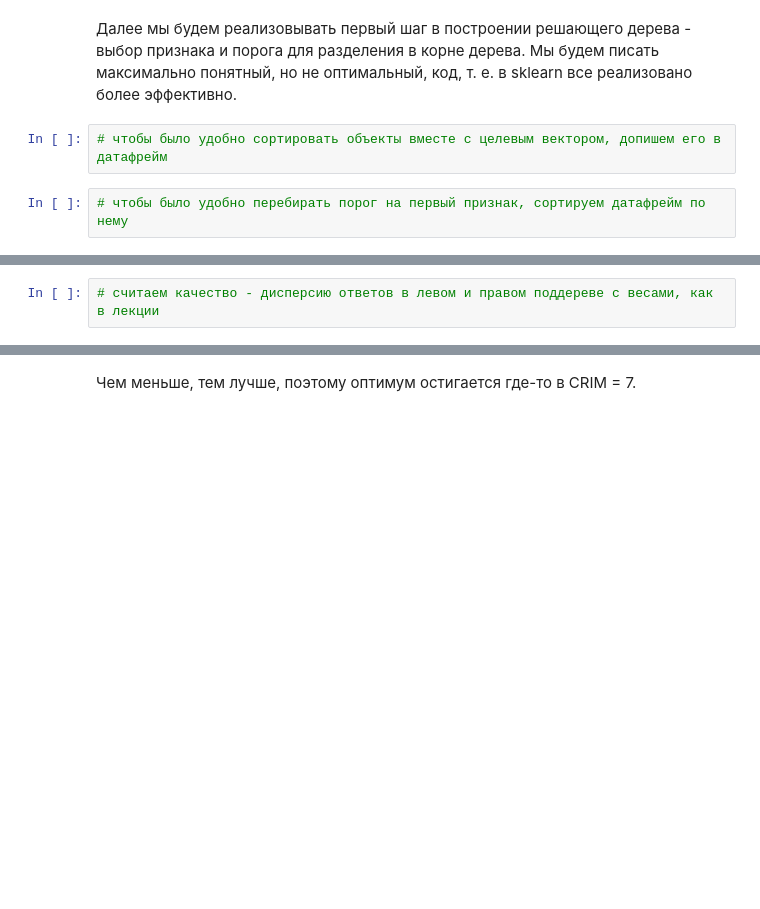
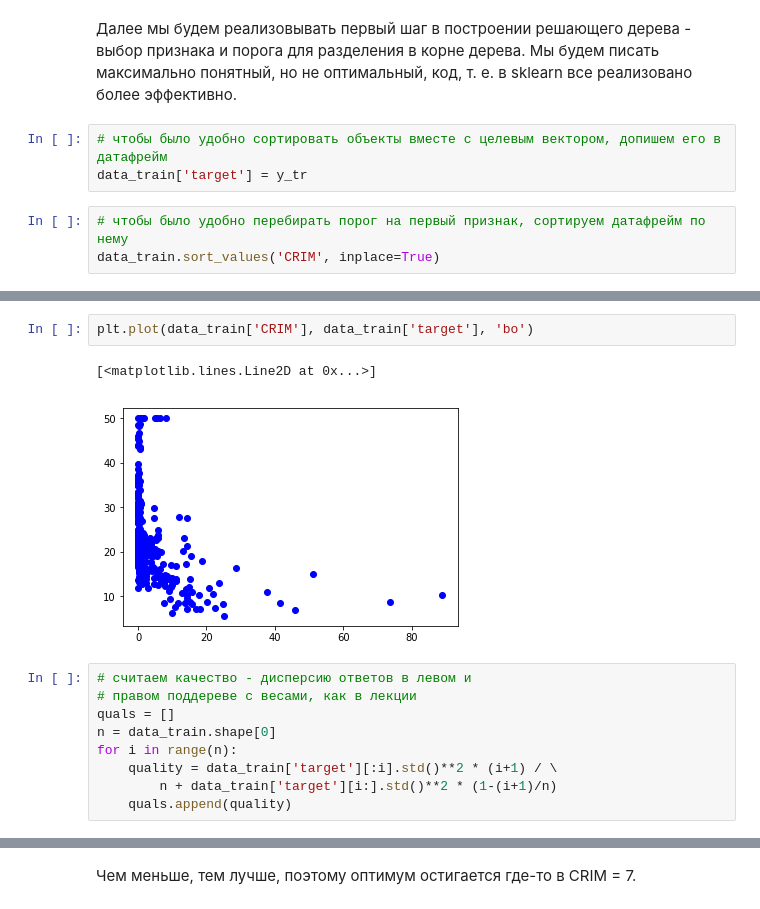
Before and after one commit to yashakb/minor_HSE, a Jupyter notebook: seminars/sem7/sem7.ipynb, the cells around one changed output, grey strips where cells are left out. Saved outputs shown, nothing was run; the diff lists cells and outputs as text; blank space fills up the shorter version.

```diff
--- a/seminars/sem7/sem7.ipynb
+++ b/seminars/sem7/sem7.ipynb
@@ -28,7 +39,9 @@ from matplotlib import pyplot as plt
 Далее мы будем реализовывать первый шаг в построении решающего дерева - выбор признака и порога для разделения в корне дерева. Мы будем писать максимально понятный, но не оптимальный, код, т. е. в sklearn все реализовано более эффективно.
 # %%
 # чтобы было удобно сортировать объекты вместе с целевым вектором, допишем его в датафрейм
+data_train['target'] = y_tr
 # %%
 # чтобы было удобно перебирать порог на первый признак, сортируем датафрейм по нему
+data_train.sort_values('CRIM', inplace=True)
 # %%
 data_train.head()
@@ -35,4 +55,16 @@ data_train.head()
+# %%
+plt.plot(data_train['CRIM'], data_train['target'], 'bo')
+# %% [output]
+[<matplotlib.lines.Line2D at 0x...>]
+[figure, added]
 # %%
-# считаем качество - дисперсию ответов в левом и правом поддереве с весами, как в лекции
+# считаем качество - дисперсию ответов в левом и
+# правом поддереве с весами, как в лекции
+quals = []
+n = data_train.shape[0]
+for i in range(n):
+    quality = data_train['target'][:i].std()**2 * (i+1) / \
+        n + data_train['target'][i:].std()**2 * (1-(i+1)/n)
+    quals.append(quality)
 # %%
 # рисуем график порог - качество разделения
```
Also changed, not shown: parts of 17 cells of this notebook, 4 other files.
